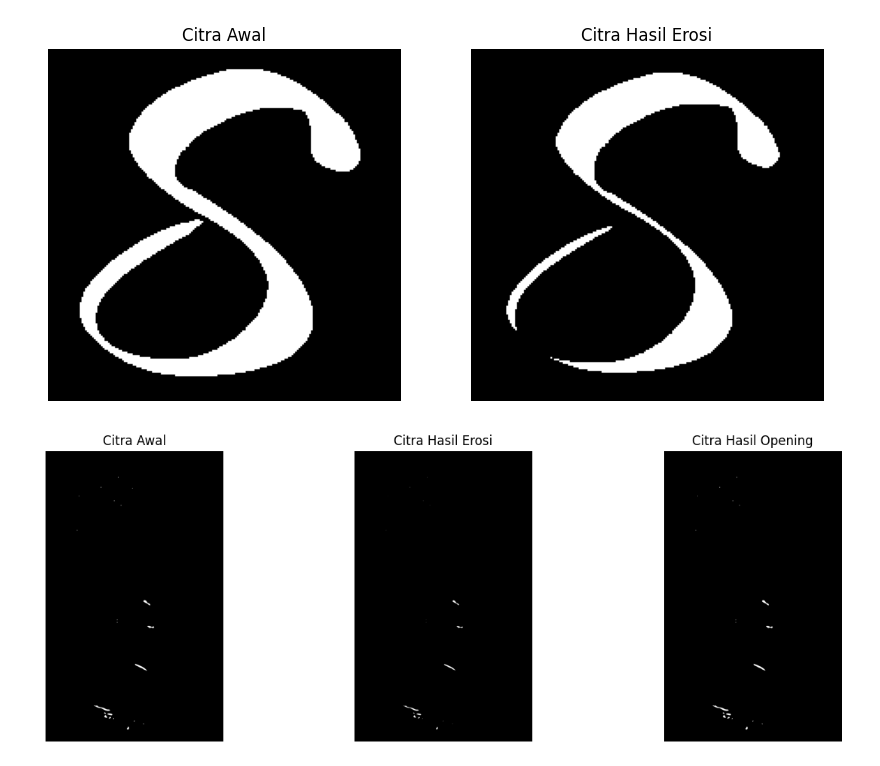
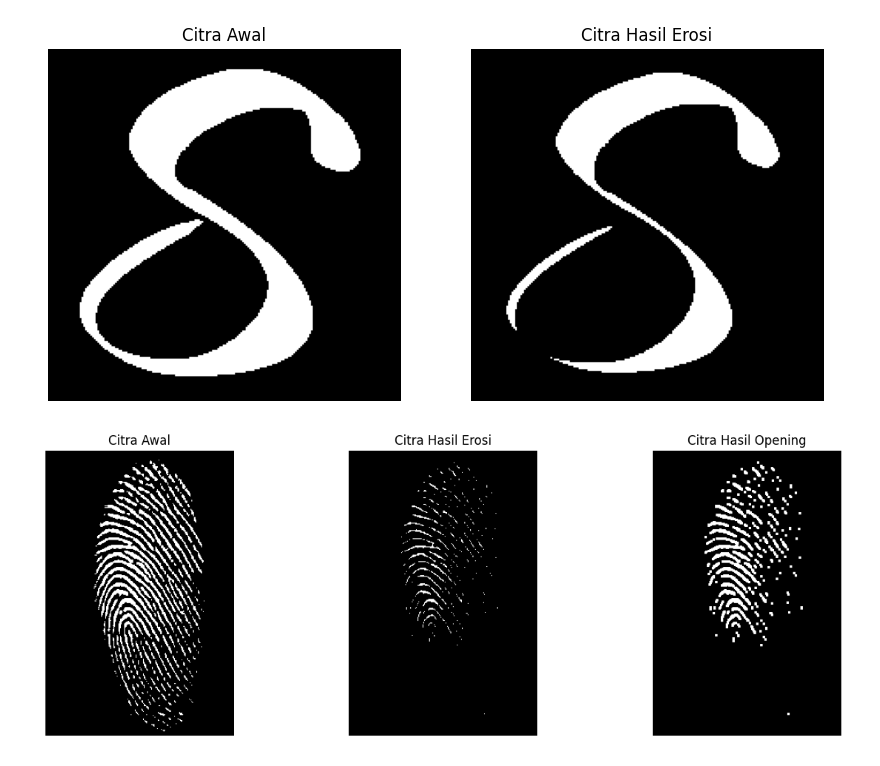
Before and after one commit to FrankStein31/PCVK_244107027008_Frankie-Steinlie, a Jupyter notebook: Modul_09.ipynb, the cells around one changed output. Drawn from its saved outputs; the diff is of its cells as text; code cells hidden in the pictures.

```diff
--- a/Modul_09.ipynb
+++ b/Modul_09.ipynb
@@ -122,27 +122,27 @@ else:
 [figure]
 # %%
 # 7. Buatlah program implementasi operasi opening dengan Structuring Element berbentuk square 3 x 3 tanpa dan dengan menggunakan library morphology dari openCV, sehingga menghasilkan tampilan seperti di bawah ini: (Gunakan gambar fingerprint.png)
-image = cv2.imread('/content/drive/MyDrive/PCVK/Foto/morph3.png', cv2.IMREAD_GRAYSCALE)
+image = cv2.imread('/content/drive/MyDrive/PCVK/Foto/morph3.jpeg', cv2.IMREAD_GRAYSCALE)
 if image is None:
     print("Error: Gambar tidak ditemukan!")
 else:
     _, binary_image = cv2.threshold(image, 128, 255, cv2.THRESH_BINARY)
     struct_elem = cv2.getStructuringElement(cv2.MORPH_RECT, (3, 3))
     opened_image = cv2.morphologyEx(binary_image, cv2.MORPH_OPEN, struct_elem)
     plt.figure(figsize=(15, 5))
     plt.subplot(1, 3, 1)
     plt.imshow(binary_image, cmap='gray')
     plt.title('Citra Awal')
     plt.axis('off')
     eroded_image = cv2.erode(binary_image, struct_elem)
     plt.subplot(1, 3, 2)
     plt.imshow(eroded_image, cmap='gray')
     plt.title('Citra Hasil Erosi')
     plt.axis('off')
     plt.subplot(1, 3, 3)
     plt.imshow(opened_image, cmap='gray')
     plt.title('Citra Hasil Opening')
     plt.axis('off')
     plt.show()
 # %% [output]
-[figure, old version]
+[figure, new version]
```
